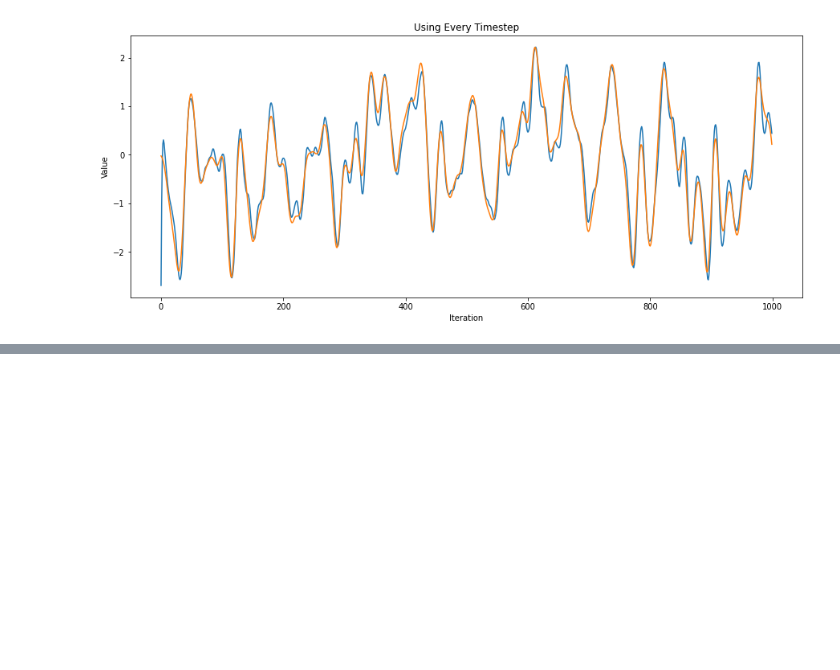
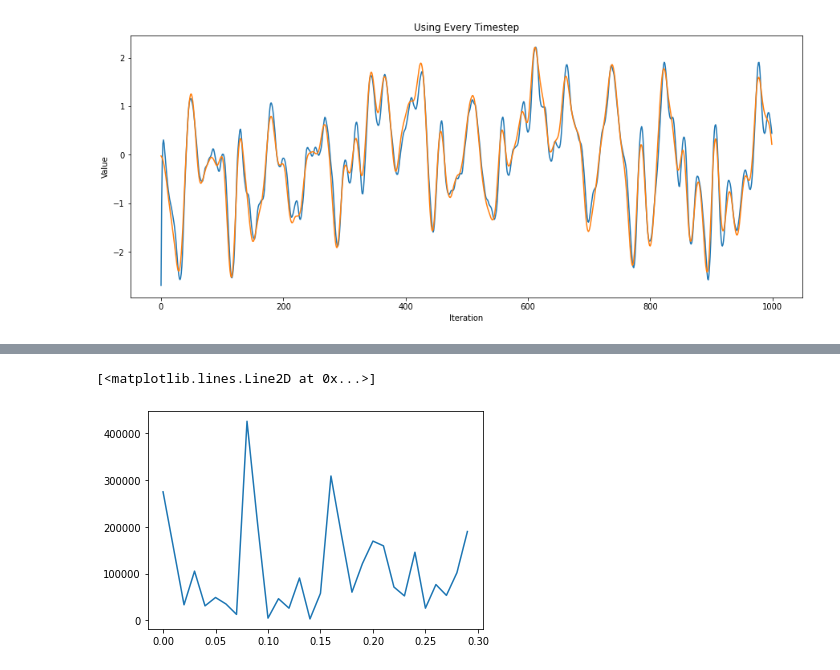
Before and after one commit to adamg0709/QDOT, a Jupyter notebook: Simulator.ipynb, the cells around one changed output, grey strips where cells are left out. Cells and saved outputs as stored; diff of their text form; code cells hidden in the pictures; blank space fills up the shorter version.

```diff
--- a/Simulator.ipynb
+++ b/Simulator.ipynb
@@ -175,0 +283,19 @@ print(x_test[0:10])
+# %%
+sampling_rate = 1000
+
+time = np.arange(0, 100, 1/sampling_rate)
+
+data = np.sin(2*np.pi*6*time) + np.random.randn(len(time))
+
+fourier_transform = np.fft.rfft(data)
+
+abs_fourier_transform = np.abs(fourier_transform)
+
+power_spectrum = np.square(abs_fourier_transform)
+
+frequency = np.linspace(0, sampling_rate/2, len(power_spectrum))
+
+plt.plot(frequency[0:30], power_spectrum[0:30])
+# %% [output]
+[<matplotlib.lines.Line2D at 0x...>]
+[figure, added]
```
Also changed, not shown: parts of 9 cells of this notebook.
